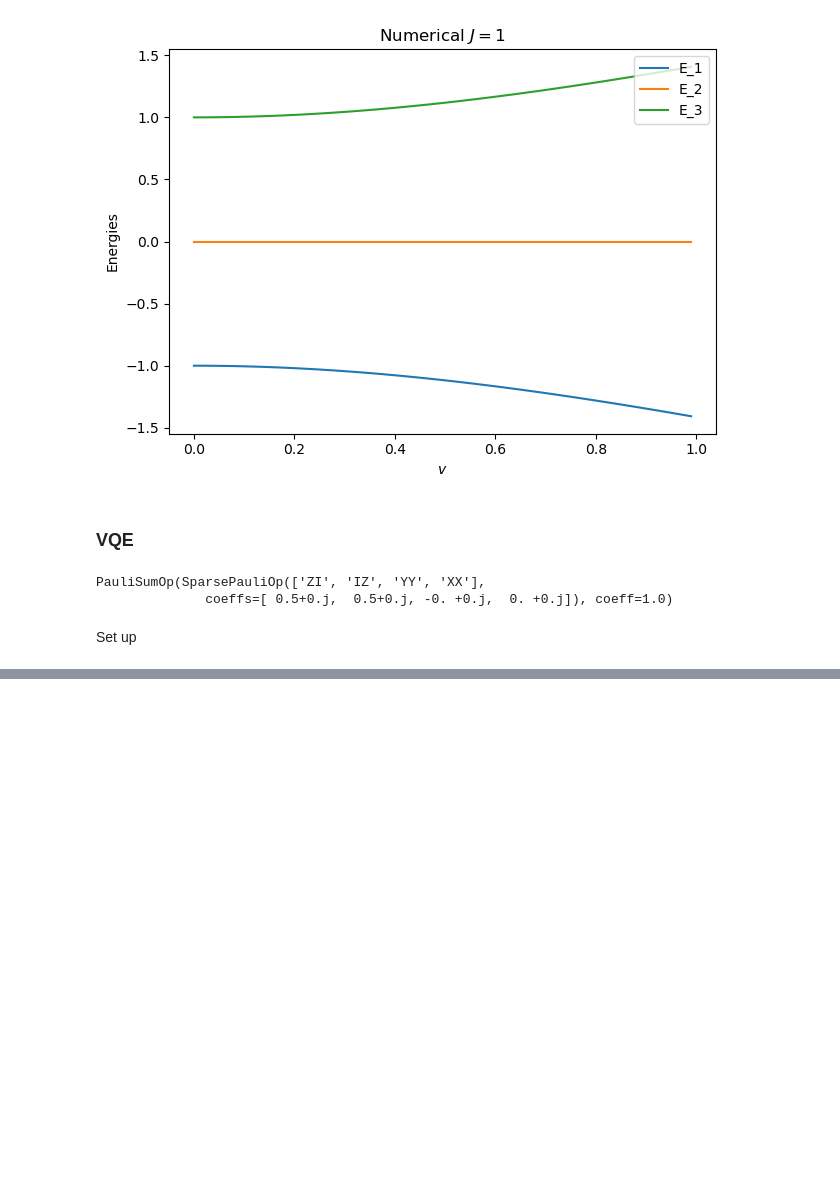
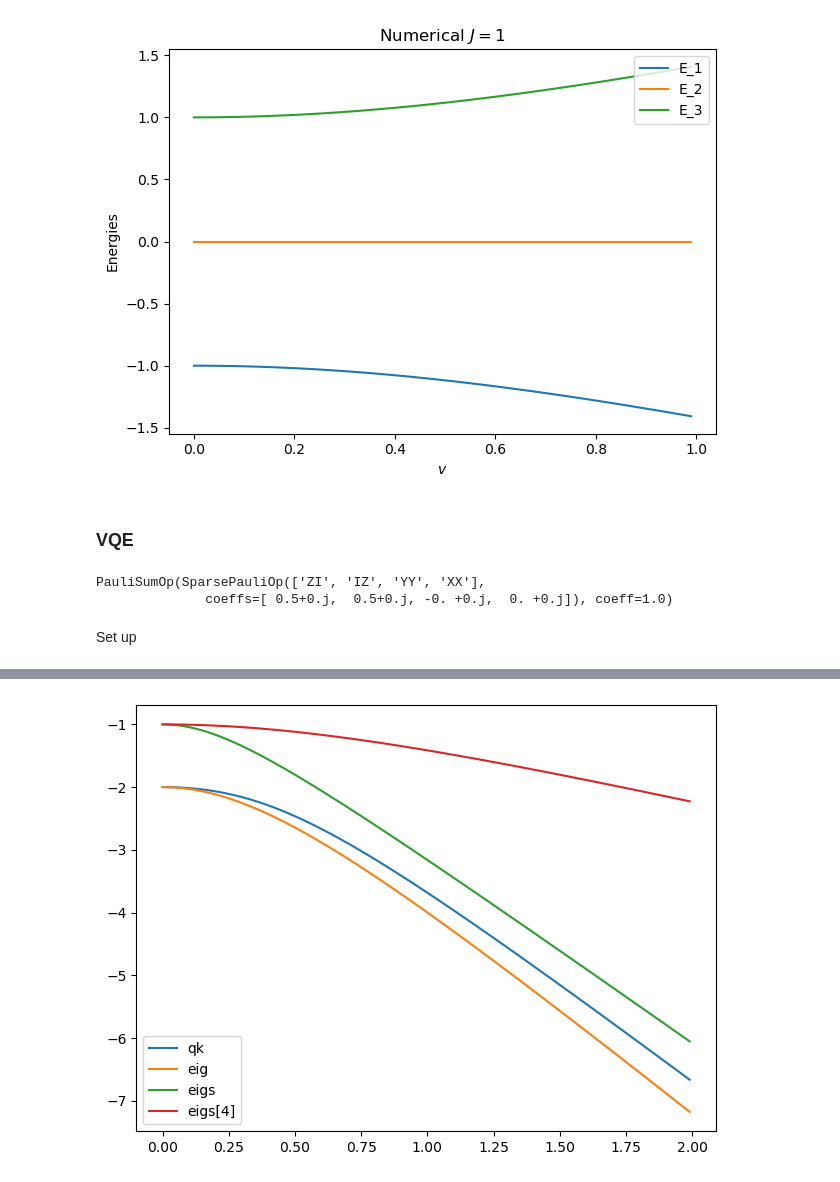
Before and after one commit to moyasui/vqe-solver, a Jupyter notebook: src/vqe-lipkin.ipynb, the cells around one changed output, grey strips where cells are left out. Saved outputs shown, nothing was run; the diff lists cells and outputs as text; code cells hidden in the pictures; blank space fills up the shorter version.

```diff
--- a/src/vqe-lipkin.ipynb
+++ b/src/vqe-lipkin.ipynb
@@ -330,0 +423,15 @@ plot_2D(vs/n_points, [energies, eigs[0], my_energies], plot_count=3, title="Grou
+# %%
+
+n_qubits=4
+
+vs = np.arange(0,2,0.01) # rmb to divide when used
+n_points=len(vs)
+vqe = prep_vqe(n_qubits)
+energies = np.zeros(n_points) # containers for the energies
+
+for i, v in enumerate(vs):
+    ham = H(v)
+    # print(ham)
+    result = vqe.compute_minimum_eigenvalue(ham)
+    energies[i] = result.eigenvalue.real
+    print(f'v = {v}, energy = {result.eigenvalue.real}')
@@ -330,0 +456,5 @@ plot_2D(vs/n_points, [energies, eigs[0], my_energies], plot_count=3, title="Grou
+# %%
+plot_2D(vs, [energies,eigs[0],eigs[1], eigs[2]], plot_count=4, label=['qk', 'eig' ,'eigs', 'eigs[4]'])
+plt.show()
+# %% [output]
+[figure, added]
```
Also changed, not shown: parts of 19 cells of this notebook, 3 other files.
